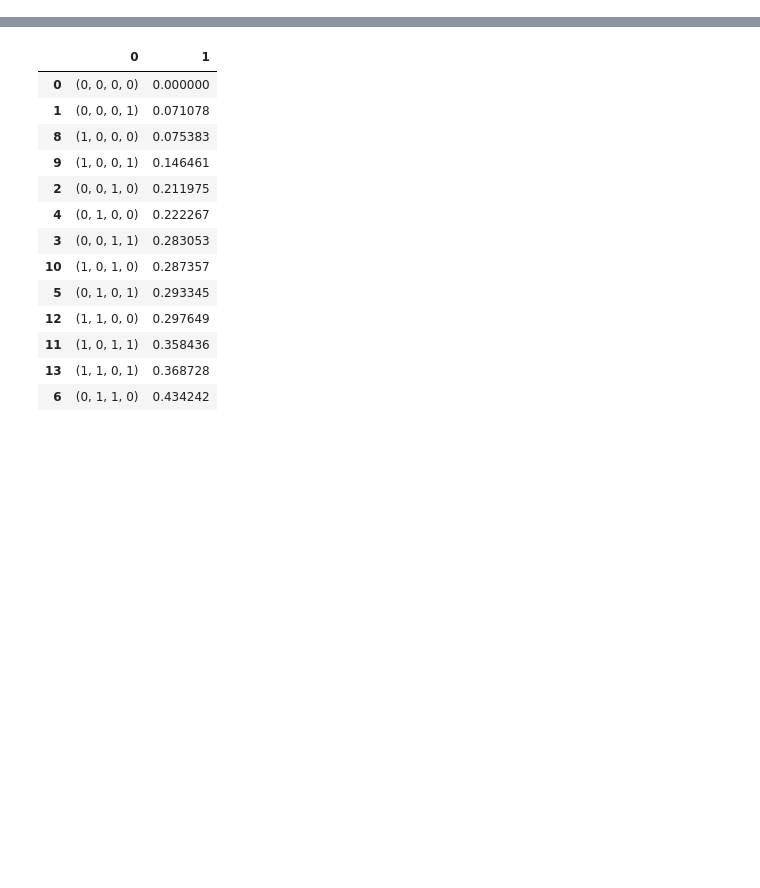
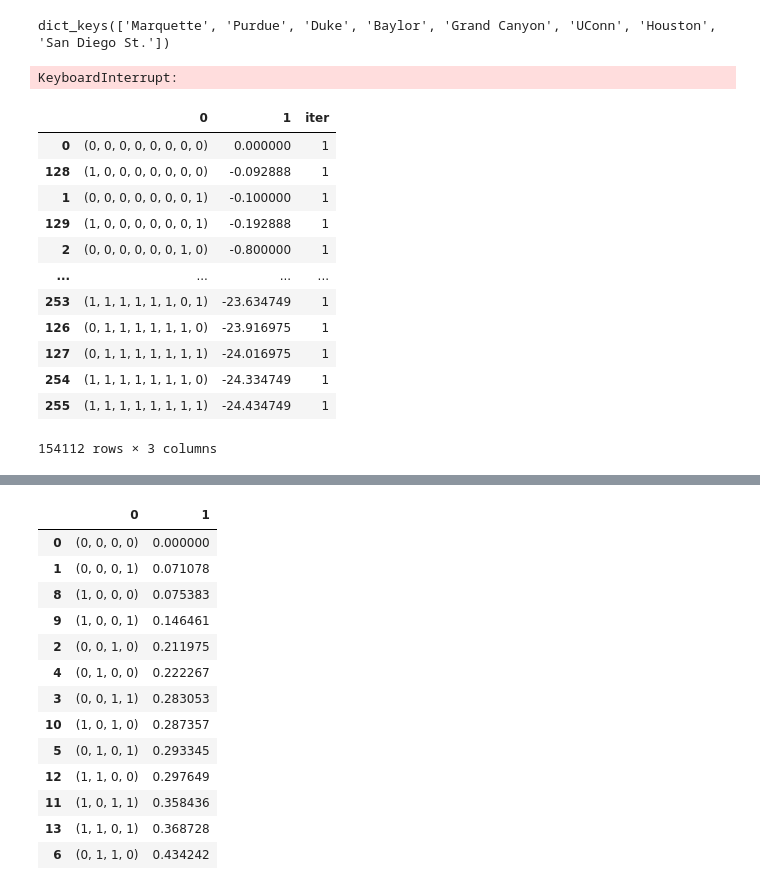
Before and after one commit to mdonahue263/NCAA_Markov, a Jupyter notebook: bet_calc.ipynb, the cells around one changed output, grey strips where cells are left out. Saved outputs shown, nothing was run; the diff lists cells and outputs as text; code cells hidden in the pictures; blank space fills up the shorter version.

```diff
--- a/bet_calc.ipynb
+++ b/bet_calc.ipynb
@@ -156,15 +98,23 @@ probs={'Oakland':.381,
 # %%
 rr_possibilities = binary_tuples.copy()
+# %%
+probs.keys()
+# %% [output]
+dict_keys(['Marquette', 'Purdue', 'Duke', 'Baylor', 'Grand Canyon', 'UConn', 'Houston', 'San Diego St.'])
 # %%
 best_rr = []
 moneys = []
 all_df = pd.DataFrame()
 
 for i in tqdm(range(10000)):
-    current_success = (np.random.choice([1,0],p=[probs['Oakland'], 1-probs['Oakland']]),
-                       np.random.choice([1,0],p=[probs['MSU'], 1-probs['MSU']]),
-                       np.random.choice([1,0],p=[probs['Texas'], 1-probs['Texas']]),
-                       np.random.choice([1,0],p=[probs['Dq'], 1-probs['Dq']]))
+    current_success = (np.random.choice([1,0],p=[probs['Marquette'], 1-probs['Marquette']]),
+                       np.random.choice([1,0],p=[probs['Purdue'], 1-probs['Purdue']]),
+                       np.random.choice([1,0],p=[probs['Duke'], 1-probs['Duke']]),
+                       np.random.choice([1,0],p=[probs['Baylor'], 1-probs['Baylor']]),
+                       np.random.choice([1,0],p=[probs['Grand Canyon'], 1-probs['Grand Canyon']]),
+                       np.random.choice([1,0],p=[probs['UConn'], 1-probs['UConn']]),
+                       np.random.choice([1,0],p=[probs['Houston'], 1-probs['Houston']]),
+                       np.random.choice([1,0],p=[probs['San Diego St.'], 1-probs['San Diego St.']]))
     success_dict = dict(zip(lines.keys(), current_success))
     rr_moneys = []
     for c in rr_possibilities:
@@ -184,10 +134,28 @@ for i in tqdm(range(10000)):
                     current_payout += payout(line,0.1)
         rr_moneys.append(current_payout-cost)
     df = pd.DataFrame(zip(rr_possibilities,rr_moneys)).sort_values(by=1,ascending=False)
-    df['iter']=1
+    df['iter']=i
     all_df=pd.concat([all_df, df])
     best_rr.append(df[0].iloc[0])
     moneys.append(df[1].iloc[0])
+# %% [output]
+KeyboardInterrupt:
+# %%
+all_df
+# %% [output]
+|  | 0 | 1 | iter |
+| 0 | (0, 0, 0, 0, 0, 0, 0, 0) | 0.000000 | 1 |
+| 128 | (1, 0, 0, 0, 0, 0, 0, 0) | -0.092888 | 1 |
+| 1 | (0, 0, 0, 0, 0, 0, 0, 1) | -0.100000 | 1 |
+| 129 | (1, 0, 0, 0, 0, 0, 0, 1) | -0.192888 | 1 |
+| 2 | (0, 0, 0, 0, 0, 0, 1, 0) | -0.800000 | 1 |
+| ... | ... | ... | ... |
+| 253 | (1, 1, 1, 1, 1, 1, 0, 1) | -23.634749 | 1 |
+| 126 | (0, 1, 1, 1, 1, 1, 1, 0) | -23.916975 | 1 |
+| 127 | (0, 1, 1, 1, 1, 1, 1, 1) | -24.016975 | 1 |
+| 254 | (1, 1, 1, 1, 1, 1, 1, 0) | -24.334749 | 1 |
+| 255 | (1, 1, 1, 1, 1, 1, 1, 1) | -24.434749 | 1 |
+154112 rows × 3 columns
 # %%
 new_df = all_df.groupby(0)[1].mean().reset_index().sort_values(by=1).copy()
 new_df.columns=['RR Set','Expected Return']
```
Also changed, not shown: parts of 13 cells of this notebook, 1 other file.
